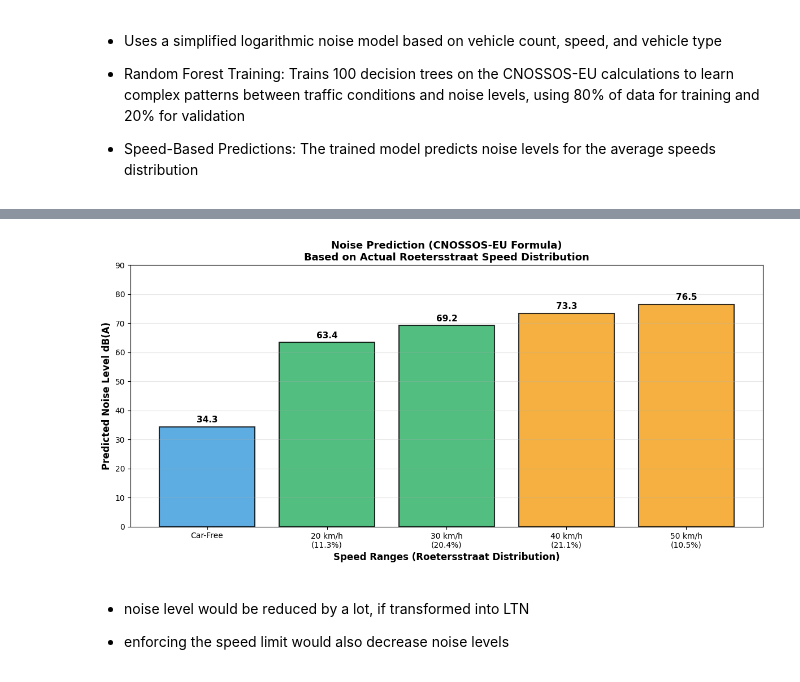
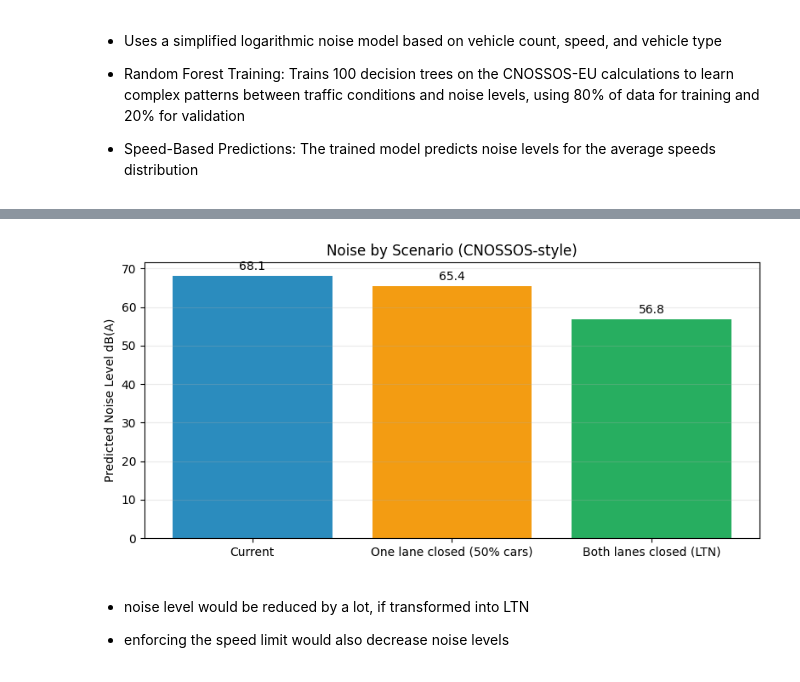
Before and after one commit to jtoe05/Group_Data_Analysis, a Jupyter notebook: Traffic_data/traffic_analysis.ipynb, the cells around one changed output, grey strips where cells are left out. Cells and saved outputs as stored; diff of their text form; code cells hidden in the pictures.

```diff
--- a/Traffic_data/traffic_analysis.ipynb
+++ b/Traffic_data/traffic_analysis.ipynb
@@ -65,7 +82,12 @@ conn.commit()
 ---
 - Streets speedlimit is 30m/h
 # %%
-# Ensure all relevant columns are numeric (handle commas as decimal points)
+speed_columns = [
+    'Speed Car 0-10 km/h (%)', 'Speed Car 10-20 km/h (%)', 'Speed Car 20-30 km/h (%)',
+    'Speed Car 30-40 km/h (%)', 'Speed Car 40-50 km/h (%)', 'Speed Car 50-60 km/h (%)',
+    'Speed Car 60-70 km/h (%)', 'Speed Car 70+ km/h (%)'
+
+]# Ensure all relevant columns are numeric (handle commas as decimal points)
 for col in speed_columns + ['Car Total']:
     df[col] = (
         df[col]
@@ -170,13 +191,5 @@ Peak hour for Cars: 15:00
 # %%
 df['Date and Time (Local)'] = pd.to_datetime(df['Date and Time (Local)'])
 
-df_filtered = df[(df['Date and Time (Local)'].dt.hour > 6) & (df['Date and Time (Local)'].dt.hour < 21)]
-df_filtered = df_filtered[df_filtered['Uptime'] != 'Poor uptime - 0.5']
-df_filtered = df_filtered.drop(['Night Total', 'Hour'], axis=1)
-
-# Save to new CSV file
-df_filtered.to_csv('filtered_traffic_data.csv', index=False)
-
-print(f"Original data: {len(df)} rows")
-print(f"Filtered data: {len(df_filtered)} rows")
-print(f"Removed: {len(df) - len(df_filtered)} rows")
+df = df[(df['Date and Time (Local)'].dt.hour > 6) & (df['Date and Time (Local)'].dt.hour < 21)]
+df = df.drop(['Night Total', 'Hour'], axis=1)
@@ -304,43 +327,64 @@ conn.commit()
 
 - Speed-Based Predictions: The trained model predicts noise levels for the average speeds distribution
 # %%
-# Noise prediction using only the CNOSSOS-EU formula (no ML)
+# Noise prediction using only the CNOSSOS-EU formula (no ML) — three scenarios: current, one-lane-closed, both-lanes-closed (LTN)
 import numpy as np
 import matplotlib.pyplot as plt
 
-df = pd.read_csv('filtered_traffic_data.csv')
+# Ensure speed columns are numeric (the Speed Distribution cell already does this, but keep safe guard)
+speed_cols = ['Speed Car 0-10 km/h (%)', 'Speed Car 10-20 km/h (%)', 'Speed Car 20-30 km/h (%)',
+              'Speed Car 30-40 km/h (%)', 'Speed Car 40-50 km/h (%)', 'Speed Car 50-60 km/h (%)',
+              'Speed Car 60-70 km/h (%)', 'Speed Car 70+ km/h (%)']
+for col in speed_cols:
+    if col in df.columns:
+        df[col] = df[col].astype(str).str.replace(',', '.', regex=False).str.replace('%', '', regex=False).replace({'': None})
+    else:
+        df[col] = pd.NA
+df[speed_cols] = df[speed_cols].apply(pd.to_numeric, errors='coerce')
+
+# Use the (filtered) df to compute average vehicle counts and speed distribution
+avg_cars = float(df['Car Total'].mean())
+avg_heavy = float(df['Large vehicle Total'].mean())
+speed_dist = df[speed_cols].mean()
+pct = speed_dist.fillna(0) / 100.0  # convert percent to fraction
+
+# Representative speeds for each bin (midpoints/representative values)
+speeds_repr = np.array([5, 15, 25, 35, 45, 55, 65, 75])
 
 def calculate_noise_cnossos(speed, cars, heavy):
     L_light = 10 * np.log10(cars + 0.1) + 33 * np.log10(speed / 70) + 54.2
     L_heavy = 10 * np.log10(heavy + 0.1) + 33 * np.log10(speed / 70) + 61.5
     return 10 * np.log10(10**(L_light/10) + 10**(L_heavy/10))
 
-# Use actual Roetersstraat speed distribution
-avg_cars = df['Car Total'].mean()
-avg_heavy = df['Large vehicle Total'].mean()
+# Define scenarios: factor applied to vehicle counts (Current, 50% cars, 0% cars)
+scenarios = {
+    'Current': 1.0,
+    'One lane closed (50% cars)': 0.5,
+    'Both lanes closed (LTN)': 0.0
+}
 
-# Use average_speeds from previous cell (speed ranges and their percentages)
-speed_ranges = list(average_speeds.keys())
-speeds = [int(s.split('-')[1]) for s in speed_ranges]  # Get upper bound of each range
-percentages = list(average_speeds.values())
+scenario_db = {}
+for name, factor in scenarios.items():
+    cars_bin = avg_cars * factor * pct.values
+    heavy_bin = avg_heavy * factor * pct.values
+    L_bins = [calculate_noise_cnossos(s, c, h) for s, c, h in zip(speeds_repr, cars_bin, heavy_bin)]
+    # combine energies (10^(L/10)) across bins to get total level
+    total_db = 10 * np.log10(sum(10 ** (L / 10) for L in L_bins))
+    scenario_db[name] = total_db
 
-# Calculate noise for each speed range using the formula
-db_levels = [calculate_noise_cnossos(s, avg_cars, avg_heavy) for s in speeds]
-car_free_db = calculate_noise_cnossos(20, 0, 0)  # Example: car-free scenario at 20 km/h
+# Print results
+print('Predicted noise levels by scenario (dB(A)):')
+for name, db in scenario_db.items():
+    print(f'{name}: {db:.1f} dB(A)')
 
-# Visualization
-fig, ax = plt.subplots(figsize=(12, 6))
-labels = ['Car-Free'] + [f'{s} km/h\n({p:.1f}%)' for s, p in zip(speeds, percentages)]
-noise_levels = [car_free_db] + db_levels
-colors = ['#3498db'] + ['#27ae60' if s <= 30 else '#f39c12' if s <= 50 else '#e74c3c' for s in speeds]
-bars = ax.bar(labels, noise_levels, color=colors, alpha=0.8, edgecolor='black', linewidth=1.5)
-ax.set_ylabel('Predicted Noise Level dB(A)', fontsize=12, fontweight='bold')
-ax.set_xlabel('Speed Ranges (Roetersstraat Distribution)', fontsize=12, fontweight='bold')
-ax.set_title('Noise Prediction (CNOSSOS-EU Formula)\nBased on Actual Roetersstraat Speed Distribution', fontsize=13, fontweight='bold')
-ax.set_ylim(0, 90)
-ax.grid(axis='y', alpha=0.3)
-for bar, noise in zip(bars, noise_levels):
-    ax.text(bar.get_x() + bar.get_width()/2, bar.get_height() + 1.5, f'{noise:.1f}', ha='center', fontsize=11, fontweight='bold')
+# Quick visualization
+plt.figure(figsize=(8, 4))
+bars = plt.bar(list(scenario_db.keys()), list(scenario_db.values()), color=['#2b8cbe', '#f39c12', '#27ae60'])
+plt.ylabel('Predicted Noise Level dB(A)')
+plt.title('Noise by Scenario (CNOSSOS-style)')
+plt.grid(axis='y', alpha=0.25)
+for i, (name, db) in enumerate(scenario_db.items()):
+    plt.text(i, db + 0.8, f'{db:.1f}', ha='center', va='bottom', fontsize=10)
 plt.tight_layout()
 plt.show()
 # %% [output]
@@ -347,4 +395,4 @@ plt.show()
-[figure, old version]
+[figure, new version]
 # %% [markdown]
 - noise level would be reduced by a lot, if transformed into LTN
 
```
Also changed, not shown: parts of 13 cells of this notebook, 9 other files.
